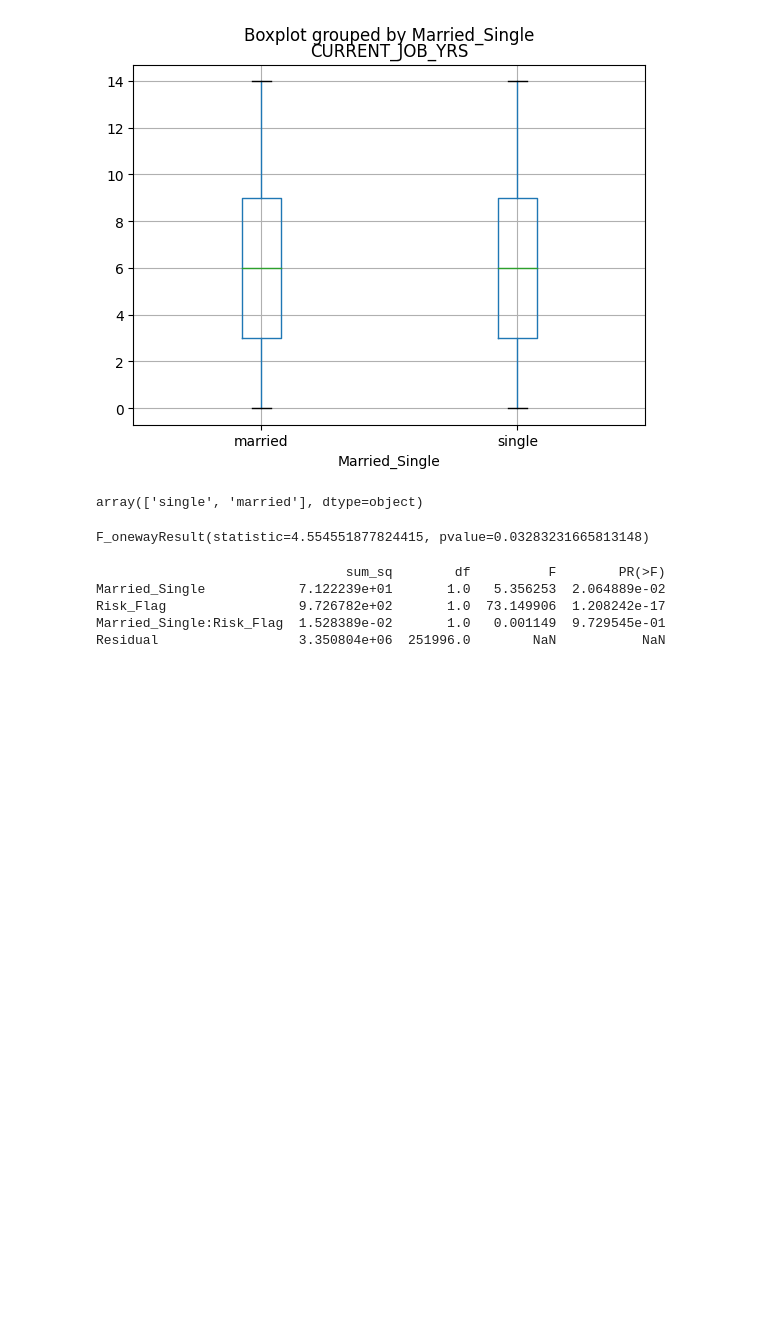
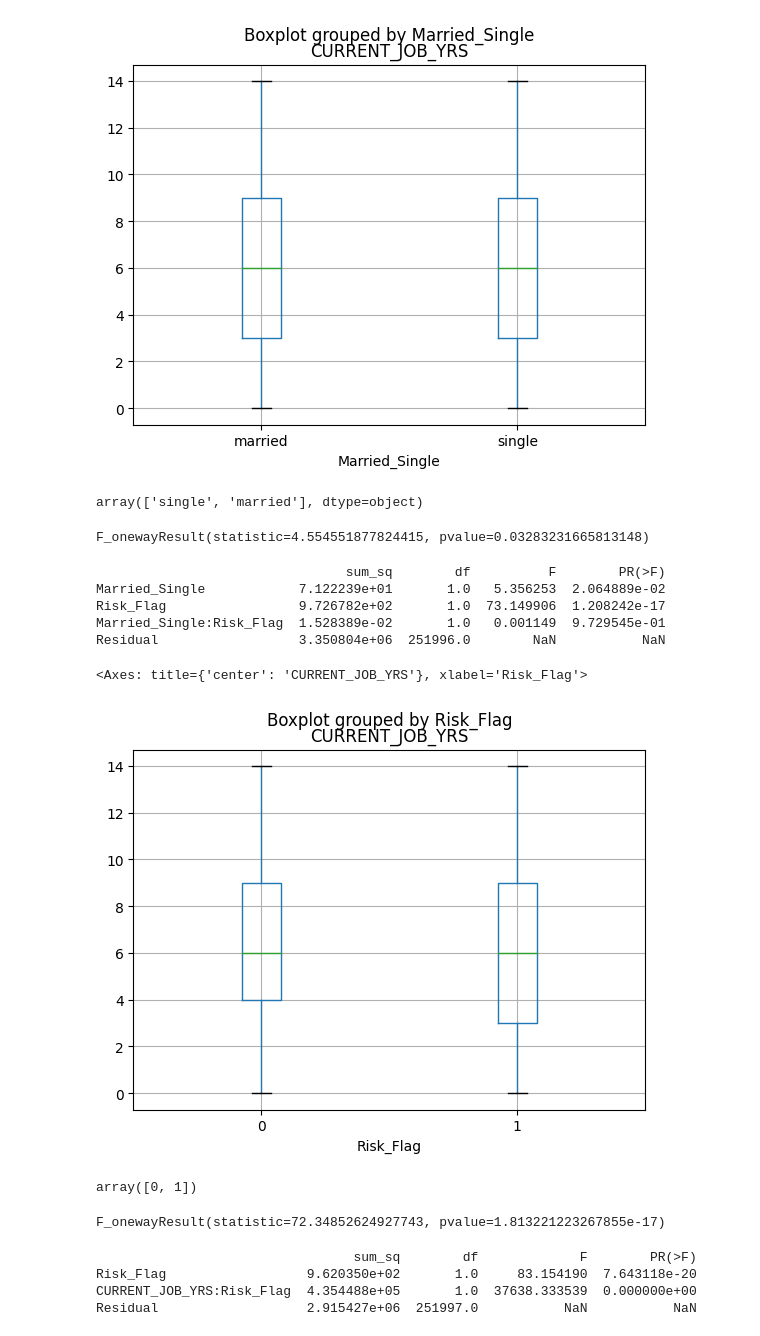
Before and after one commit to JIsraP/Actividad7_RegresionLogistica, a Jupyter notebook: Act7_RegresionLogistica.ipynb, the cells around one changed output. Drawn from its saved outputs; the diff is of its cells as text; code cells hidden in the pictures; blank space fills up the shorter version.

Commit message:
Anova

```diff
--- a/Act7_RegresionLogistica.ipynb
+++ b/Act7_RegresionLogistica.ipynb
@@ -863,3 +863,13 @@ Married_Single            7.122239e+01       1.0   5.356253  2.064889e-02
 Risk_Flag                 9.726782e+02       1.0  73.149906  1.208242e-17
 Married_Single:Risk_Flag  1.528389e-02       1.0   0.001149  9.729545e-01
 Residual                  3.350804e+06  251996.0        NaN           NaN
+# %%
+df.boxplot("CURRENT_JOB_YRS", by= "Risk_Flag")
+# %% [output]
+<Axes: title={'center': 'CURRENT_JOB_YRS'}, xlabel='Risk_Flag'>
+[figure, added]
+# %%
+grupos=pd.unique(df['Risk_Flag'].values)
+grupos
+# %% [output]
+array([0, 1])
@@ -865,0 +879,18 @@ Residual                  3.350804e+06  251996.0        NaN           NaN
+# %%
+#p-value < 0.05, se rechaza la hipótesis de que todas las medias son iguales
+#p-value < 0.05, implica que la variable categórica influye en la variable cuantitativa
+anova= stats.f_oneway(Fare_1, Fare_2)
+anova
+# %% [output]
+F_onewayResult(statistic=72.34852624927743, pvalue=1.813221223267855e-17)
+# %%
+#p-value < 0.05, se rechaza la hipótesis de que todas las medias son iguales
+# Se puede generar un analisis MANOVA (Múltiples variables categóricas)
+mod= ols('CURRENT_JOB_YRS ~  Risk_Flag + CURRENT_JOB_YRS:Risk_Flag', data=df).fit()
+anova_table=sm.stats.anova_lm(mod, typ=2)
+print (anova_table)
+# %% [output]
+                                 sum_sq        df             F        PR(>F)
+Risk_Flag                  9.620350e+02       1.0     83.154190  7.643118e-20
+CURRENT_JOB_YRS:Risk_Flag  4.354488e+05       1.0  37638.333539  0.000000e+00
+Residual                   2.915427e+06  251997.0           NaN           NaN
```
Also changed, not shown: parts of 1 cell of this notebook.
